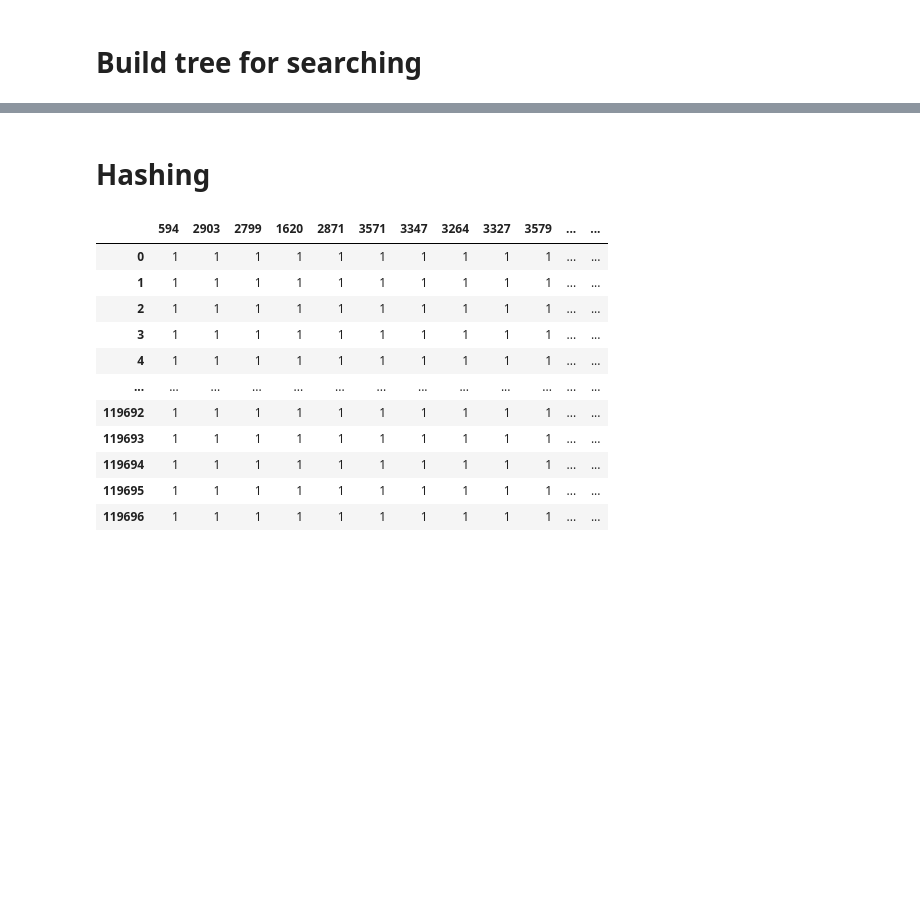
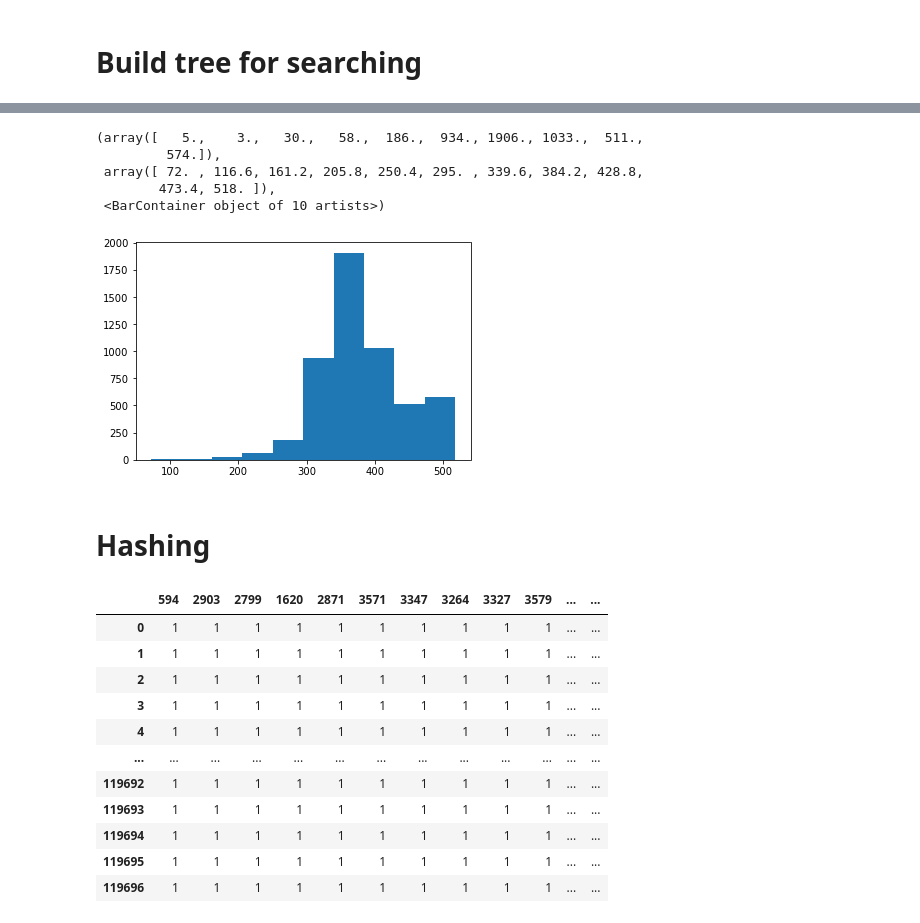
Before and after one commit to quantori/qtr-fingerprint, a Jupyter notebook: notebooks/fingerprint_research.ipynb, the cells around one changed output, grey strips where cells are left out. Drawn from its saved outputs; the diff is of its cells as text; code cells hidden in the pictures; blank space fills up the shorter version.

```diff
--- a/notebooks/fingerprint_research.ipynb
+++ b/notebooks/fingerprint_research.ipynb
@@ -296,3 +281,12 @@ Index(['32', '38', '39', '41', '45', '47', '53', '54', '58', '82',
+# %%
+plt.hist(answer_dist)
+# %% [output]
+(array([   5.,    3.,   30.,   58.,  186.,  934., 1906., 1033.,  511.,
+         574.]),
+ array([ 72. , 116.6, 161.2, 205.8, 250.4, 295. , 339.6, 384.2, 428.8,
+        473.4, 518. ]),
+ <BarContainer object of 10 artists>)
+[figure, added]
 # %% [markdown]
 # Hashing
 # %%
```
Also changed, not shown: parts of 58 cells of this notebook.
